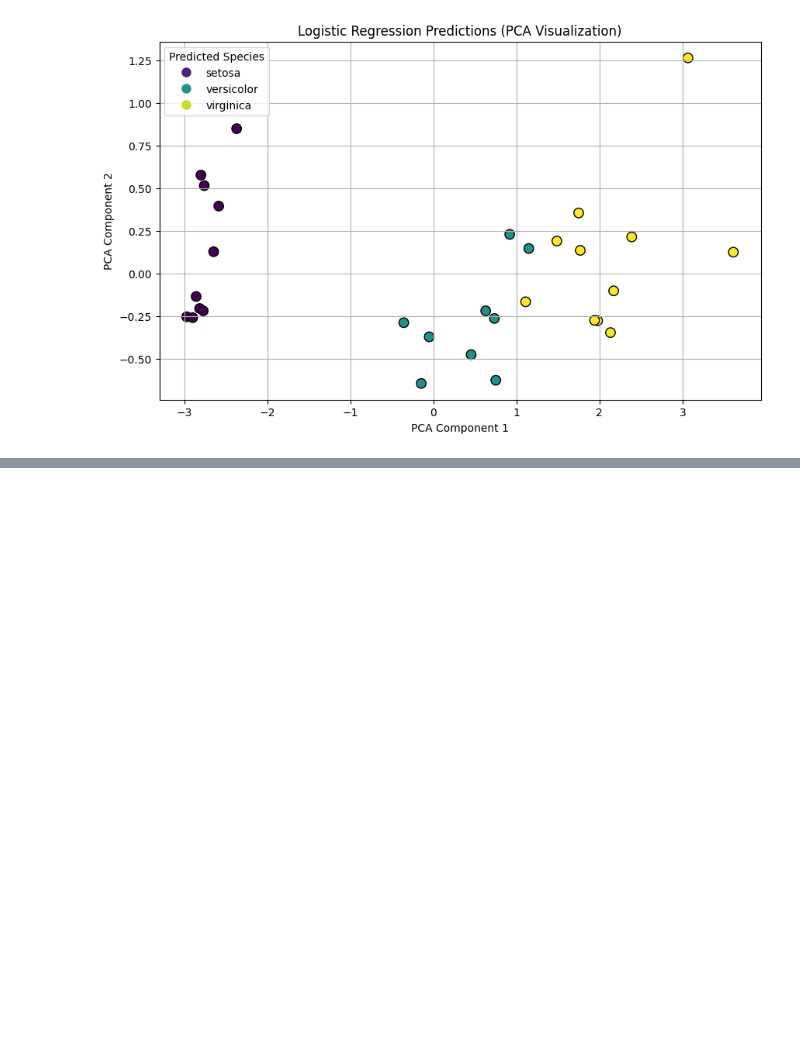
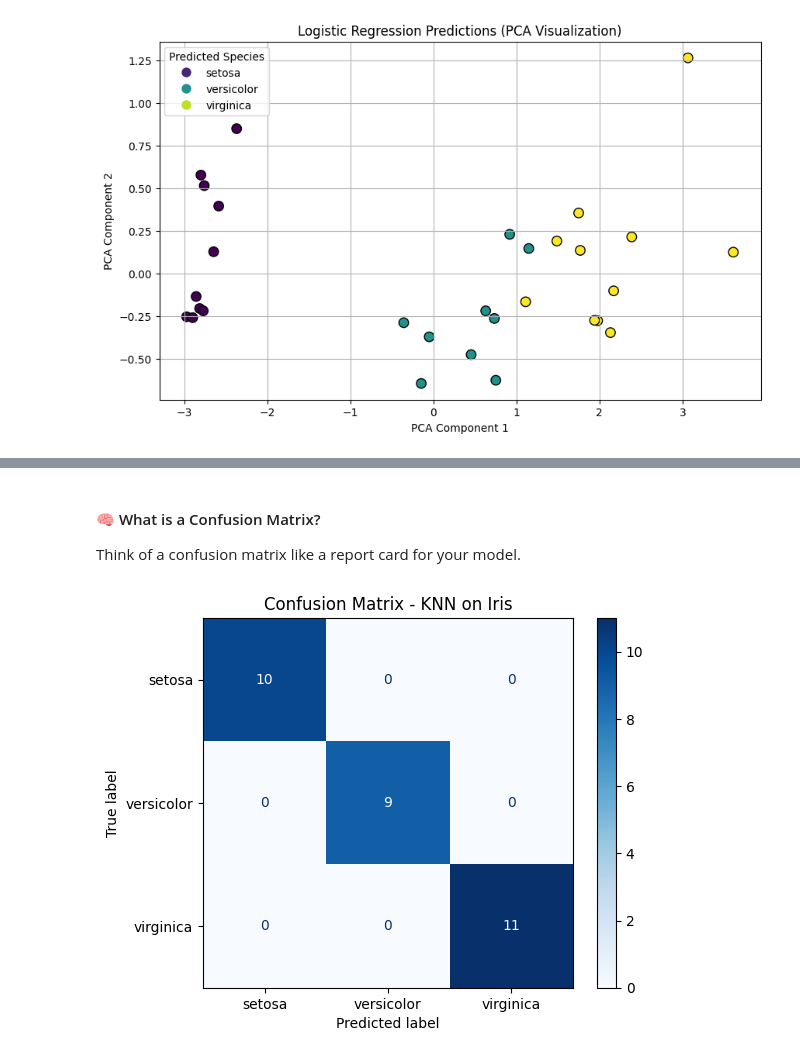
Before and after one commit to Aayushsah6969/Data, a Jupyter notebook: IRIS/notebooks/iris_analysis.ipynb, the cells around one changed output, grey strips where cells are left out. Drawn from its saved outputs; the diff is of its cells as text; code cells hidden in the pictures; blank space fills up the shorter version.

```diff
--- a/IRIS/notebooks/iris_analysis.ipynb
+++ b/IRIS/notebooks/iris_analysis.ipynb
@@ -168,0 +238,3 @@ plt.savefig('../outputs/logistic_regression_pca_plot.png')
+# %% [markdown]
+#### 🧠 What is a Confusion Matrix?
+Think of a confusion matrix like a report card for your model.
@@ -168,0 +243,15 @@ plt.savefig('../outputs/logistic_regression_pca_plot.png')
+# %%
+# Step 1: Create the confusion matrix
+cm = confusion_matrix(y_test, y_pred_knn, labels=knn.classes_)
+
+# Step 2: Display it as a visual chart
+disp = ConfusionMatrixDisplay(confusion_matrix=cm, display_labels=knn.classes_)
+
+# Step 3: Plot
+disp.plot(cmap='Blues', values_format='d')  # 'd' = integer formatting
+plt.title("Confusion Matrix - KNN on Iris")
+plt.grid(False)
+plt.savefig('../outputs/knn_confusion_matrix.png')
+plt.show()
+# %% [output]
+[figure, added]
```
Also changed, not shown: parts of 12 cells of this notebook, 7 other files.
